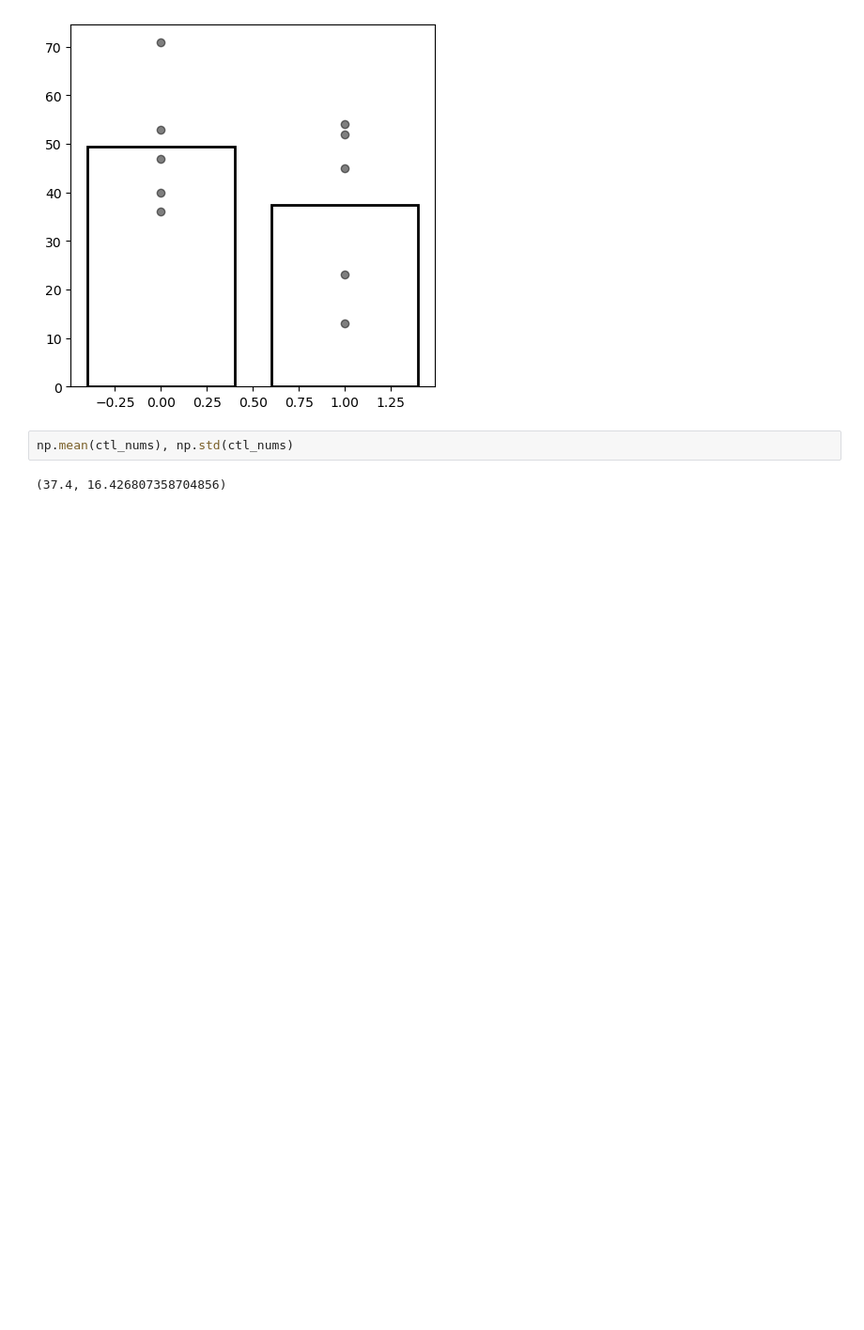
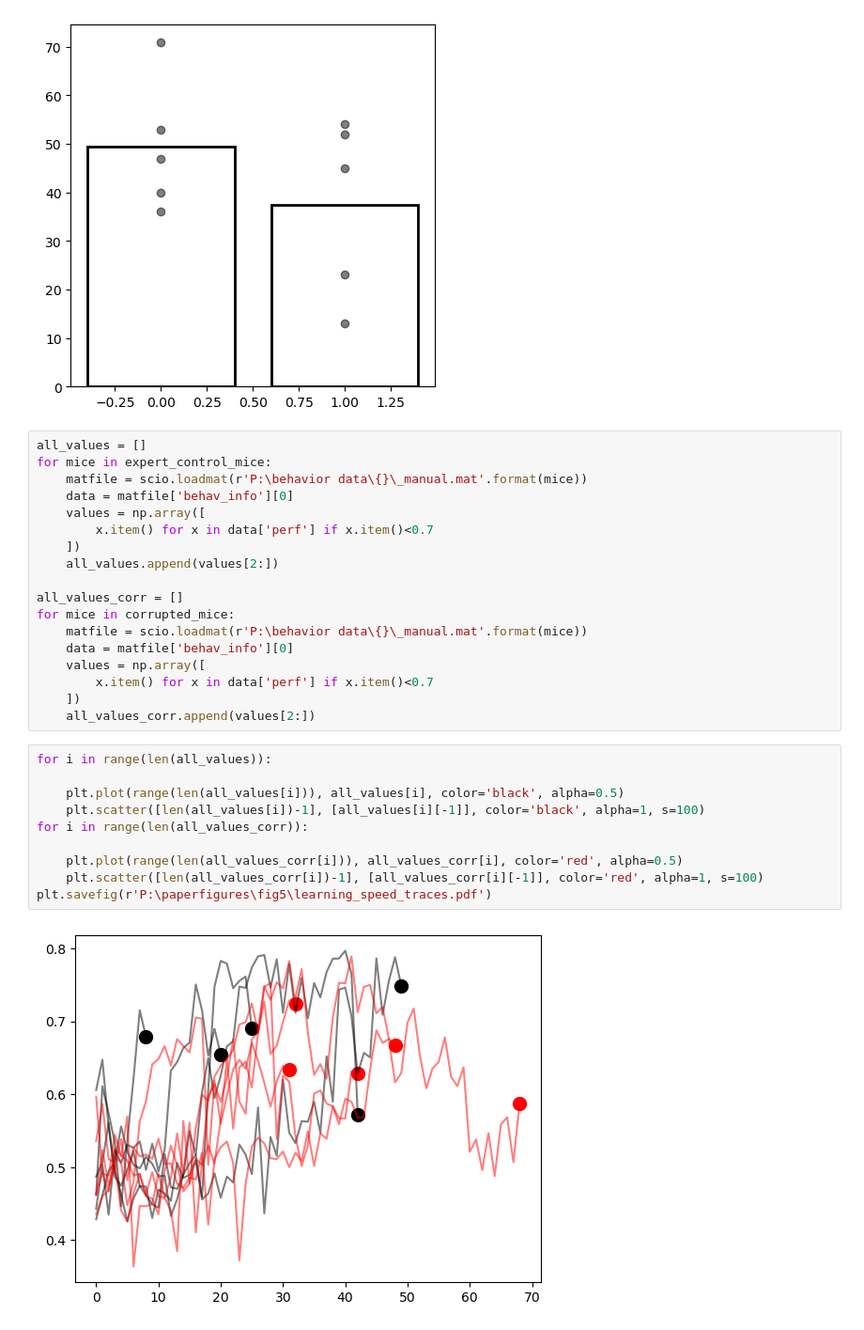
Before and after one commit to catherinewang99/EphysAnalysis, a Jupyter notebook: fig-6_suppl.ipynb, the cells around one changed output. Shown at 94% size. Drawn from its saved outputs; the diff is of its cells as text; blank space fills up the shorter version.

```diff
--- a/fig-6_suppl.ipynb
+++ b/fig-6_suppl.ipynb
@@ -804,6 +804,32 @@ plt.savefig(r'P:\paperfigures\fig5\learning_speed.pdf')
 # %% [output]
 [figure]
 # %%
-np.mean(ctl_nums), np.std(ctl_nums)
+all_values = []
+for mice in expert_control_mice:
+    matfile = scio.loadmat(r'P:\behavior data\{}\_manual.mat'.format(mice))
+    data = matfile['behav_info'][0]
+    values = np.array([
+        x.item() for x in data['perf'] if x.item()<0.7
+    ])
+    all_values.append(values[2:])
+
+all_values_corr = []
+for mice in corrupted_mice:
+    matfile = scio.loadmat(r'P:\behavior data\{}\_manual.mat'.format(mice))
+    data = matfile['behav_info'][0]
+    values = np.array([
+        x.item() for x in data['perf'] if x.item()<0.7
+    ])
+    all_values_corr.append(values[2:])
-# %% [output]
-(37.4, 16.426807358704856)
+# %%
+for i in range(len(all_values)):
+
+    plt.plot(range(len(all_values[i])), all_values[i], color='black', alpha=0.5)
+    plt.scatter([len(all_values[i])-1], [all_values[i][-1]], color='black', alpha=1, s=100)
+for i in range(len(all_values_corr)):
+
+    plt.plot(range(len(all_values_corr[i])), all_values_corr[i], color='red', alpha=0.5)
+    plt.scatter([len(all_values_corr[i])-1], [all_values_corr[i][-1]], color='red', alpha=1, s=100)
+plt.savefig(r'P:\paperfigures\fig5\learning_speed_traces.pdf')
+# %% [output]
+[figure, added]
```
Also changed, not shown: parts of 1 cell of this notebook, 4 other files.
